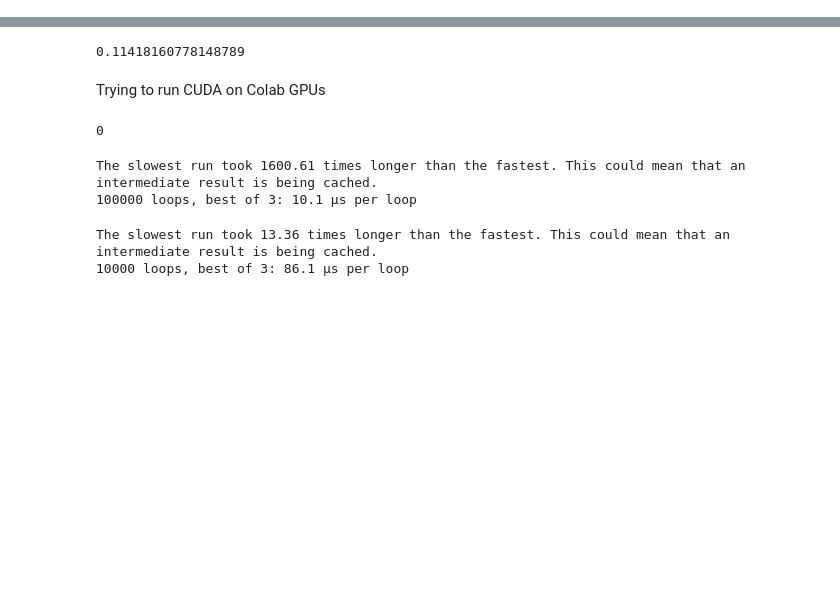
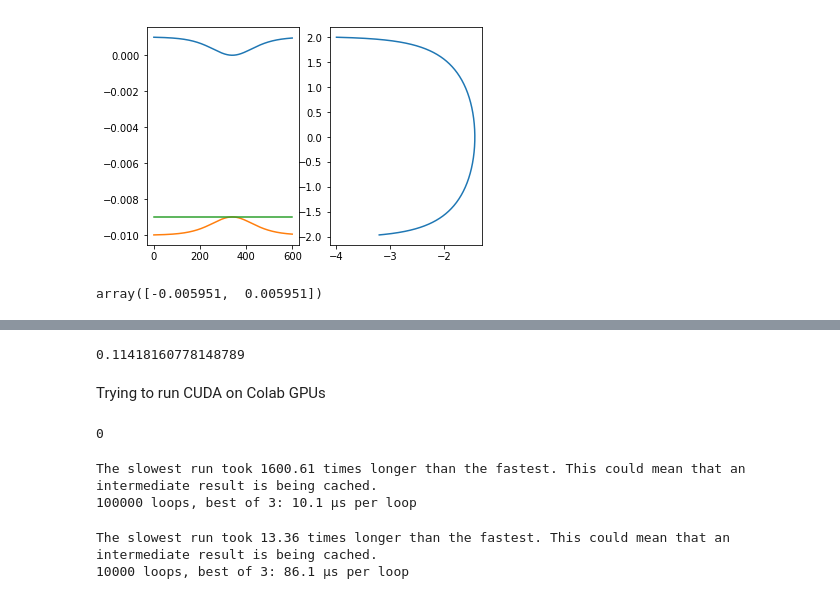
Before and after one commit to dasha-shchep/fssh_colab, a Jupyter notebook: fssh.ipynb, the cells around one changed output, grey strips where cells are left out. Drawn from its saved outputs; the diff is of its cells as text; code cells hidden in the pictures; blank space fills up the shorter version.

```diff
--- a/fssh.ipynb
+++ b/fssh.ipynb
@@ -99,0 +122,11 @@ print(k)
+# %%
+# Initial momentum
+p0 = 1
+# Initial position
+x0 = -9
+# Initial electronic density matrix: adiabatic population all in state 1 (0 with Python indexing)
+a0 = [[1,0],[0,0]]
+# Timestep (a.u.)
+dt = 0.5
+# Mass (a.u.)
+mass = 2e3
@@ -100,3 +175,46 @@ print(k)
+# %%
+traj_x = [(-3,5),(-2,1),(4,6),(-4,2),(4,5)];
+traj_x[1][1];
+time = 0
+list = []
+state = 0
+while time < 300:
+  traj_x = [vv(x[0],x[1],dt=10,state=state,mass=mass) for x in traj_x]
+  list.append(traj_x)
+  time += dt
+# %%
+trajectoryApos = []
+trajectoryAmom = []
+Kenergy = []
+Penergy = []
+Tenergy = []
+for i in range(600):
+  trajectoryApos.append(list[i][3][0])
+  trajectoryAmom.append(list[i][3][1])
+  Kenergy.append(ke(trajectoryAmom[i],mass=mass))
+  Penergy.append(pe(trajectoryApos[i],state=state))
+  Tenergy.append(te(trajectoryApos[i],trajectoryAmom[i],state=state,mass=mass))
+# %%
+fig, (ax1, ax2) = plt.subplots(1, 2);
+ax1.plot(Kenergy);
+ax1.plot(Penergy);
+ax1.plot(Tenergy);
+ax2.plot(trajectoryApos,trajectoryAmom);
+# %% [output]
+[figure, added]
+# %%
+eig,eiv = np.linalg.eigh(model.V(0.3))
+eiv
+#eiv[1]
+#eiv[0,1]
+a11=np.dot(np.conj(eig[0]),eig[0])
+a12=np.dot(np.conj(eig[0]),eig[1])
+a21=np.dot(np.conj(eig[1]),eig[0])
+a22=np.dot(np.conj(eig[1]),eig[1])
+a = [[a11,a12],[a21,a22]]
+eig
+# %% [output]
+array([-0.005951,  0.005951])
 # %%
 vect = np.random.rand(1,8)
 print(vect)
```
Also changed, not shown: parts of 14 cells of this notebook.
